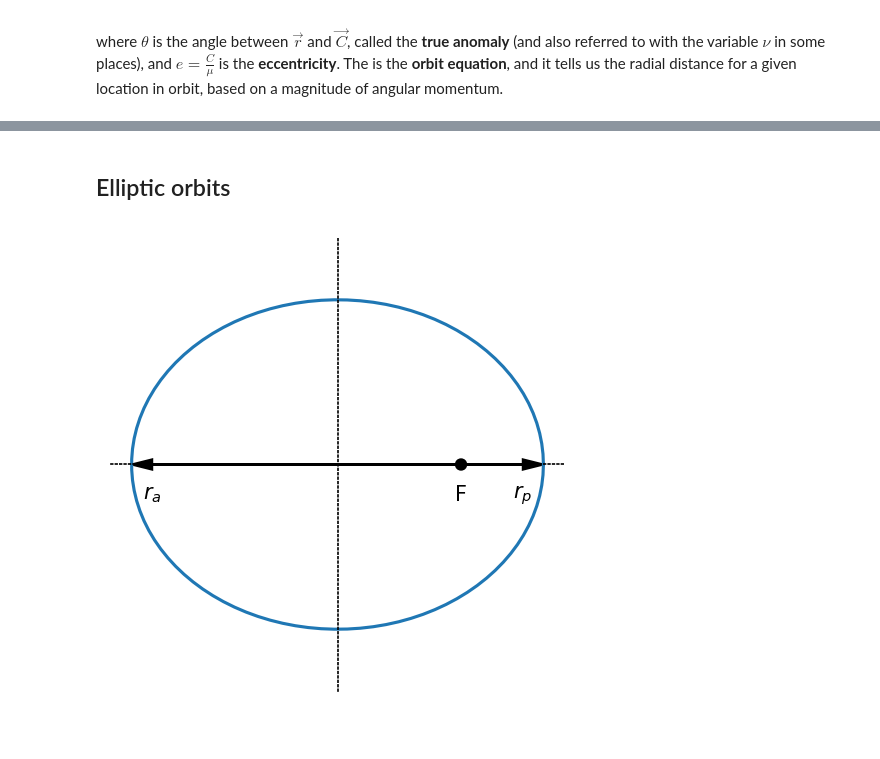
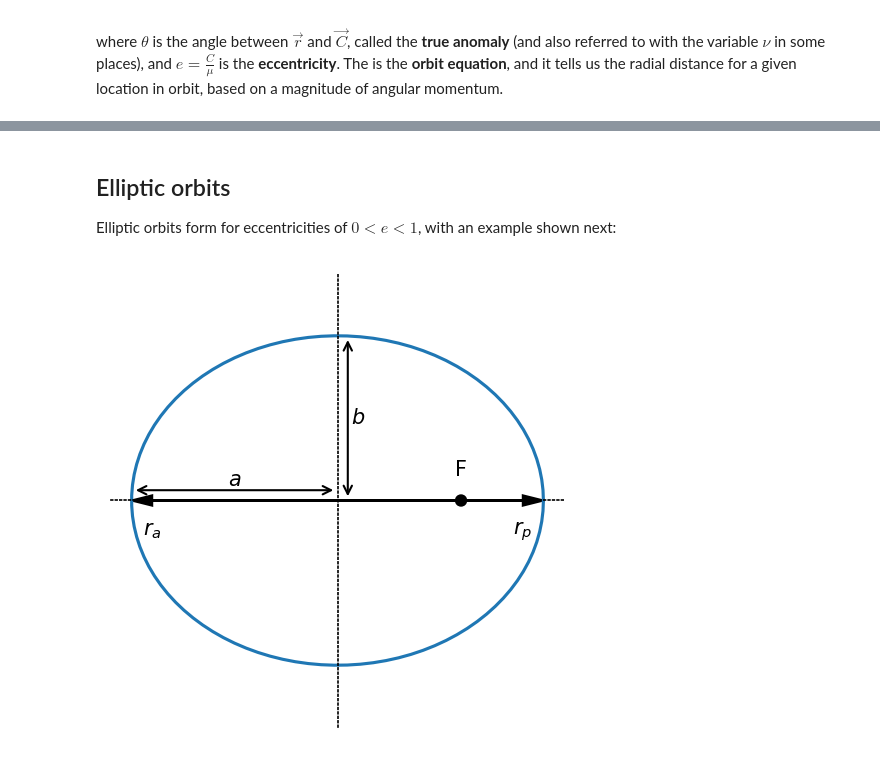
Before and after one commit to kyleniemeyer/space-systems-notes, a Jupyter notebook: book/orbital-mechanics/conic-sections.ipynb, the cells around one changed output, grey strips where cells are left out. Cells and saved outputs as stored; diff of their text form; code cells hidden in the pictures.

```diff
--- a/book/orbital-mechanics/conic-sections.ipynb
+++ b/book/orbital-mechanics/conic-sections.ipynb
@@ -207,9 +207,13 @@ v_{\theta} &= \frac{h}{r} = \frac{\mu}{h} \left( 1 + e \cos \theta \right) \\
 v_r &= \frac{dr}{dt} = \frac{\mu}{h} e \sin \theta
 \end{align}
 $$
-# %% [markdown]
-## Elliptic orbits
+# %% [markdown]
+## Elliptic orbits
+
+Elliptic orbits form for eccentricities of $0 < e < 1$, with an example shown next:
 # %%
+## code for plotting elliptical orbit
+
 import matplotlib.patches as mpatches
 
 angles = np.linspace(0, 2*np.pi, num=100)
@@ -231,34 +235,42 @@ p = mpatches.Circle(
     )
 ax.add_patch(p)
 focus_loc = eccentricity*semi_major
-ax.text(focus_loc, -0.15, 'F', ha='center', va='center')
+ax.text(focus_loc, 0.15, 'F', ha='center', va='center')
 
 # focus to perigee
 radius_perigee = semi_major * (1 - eccentricity)
 ax.arrow(focus_loc, 0, radius_perigee, 0, head_width=0.05, head_length=0.1,
          length_includes_head=True, fc='k', ec='k')
 ax.text((focus_loc+radius_perigee)*0.9, -0.15, r'$r_p$', ha='center', va='center')
 
 # focus to apogee
 radius_apogee = semi_major * (1 + eccentricity)
 ax.arrow(focus_loc, 0, -radius_apogee, 0, head_width=0.05, head_length=0.1,
          length_includes_head=True, fc='k', ec='k')
 ax.text(-(radius_apogee-focus_loc)*0.9, -0.15, r'$r_a$', ha='center', va='center')
 
+plt.annotate('', xy=(-semi_major,0.05), xytext=(0,0.05),
+             arrowprops=dict(arrowstyle='<->'))
+ax.text(-semi_major/2, 0.1, r'$a$', ha='center', va='center')
+
+plt.annotate('', xy=(0.05,semi_minor), xytext=(0.05,0),
+             arrowprops=dict(arrowstyle='<->'))
+ax.text(0.1, semi_minor/2, r'$b$', ha='center', va='center')
+
 ax.axis('square')
 ax.axis([-1.1, 1.1, -1.1, 1.1])
 ax.spines['right'].set_color('none')
 ax.spines['top'].set_color('none')
 ax.spines['bottom'].set_position(('data',0))
 ax.spines['left'].set_position(('data',0))
-ax.set_xticks([], [])
-ax.set_yticks([], [])
+ax.set_xticks([])
+ax.set_yticks([])
 
 ax.spines['bottom'].set_linestyle("dotted")
 ax.spines['left'].set_linestyle("dotted")
 
 ax.set_axisbelow(True)
 
 plt.show()
 # %% [output]
-[figure, old version]
+[figure, new version]
```
Also changed, not shown: parts of 3 cells of this notebook.
